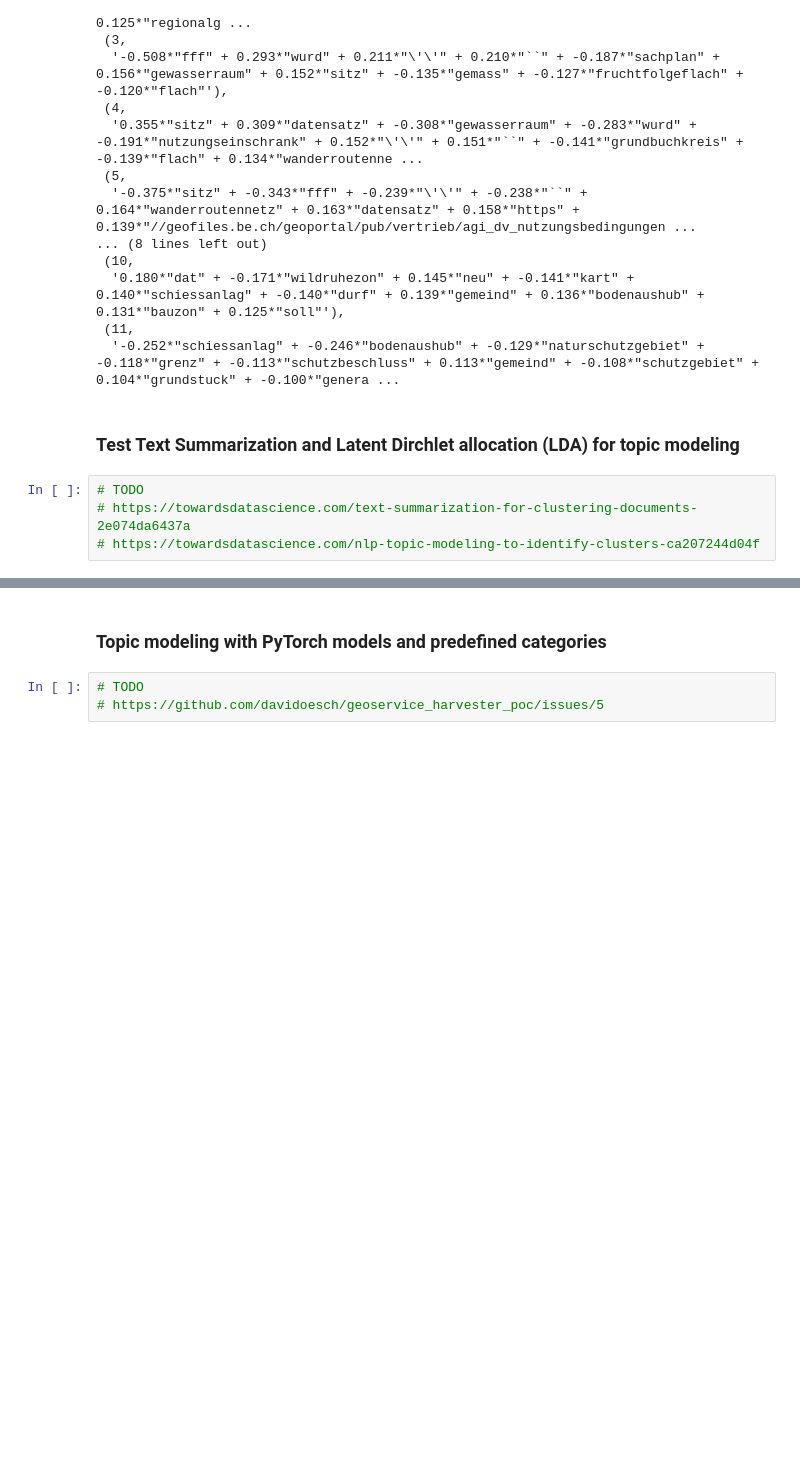
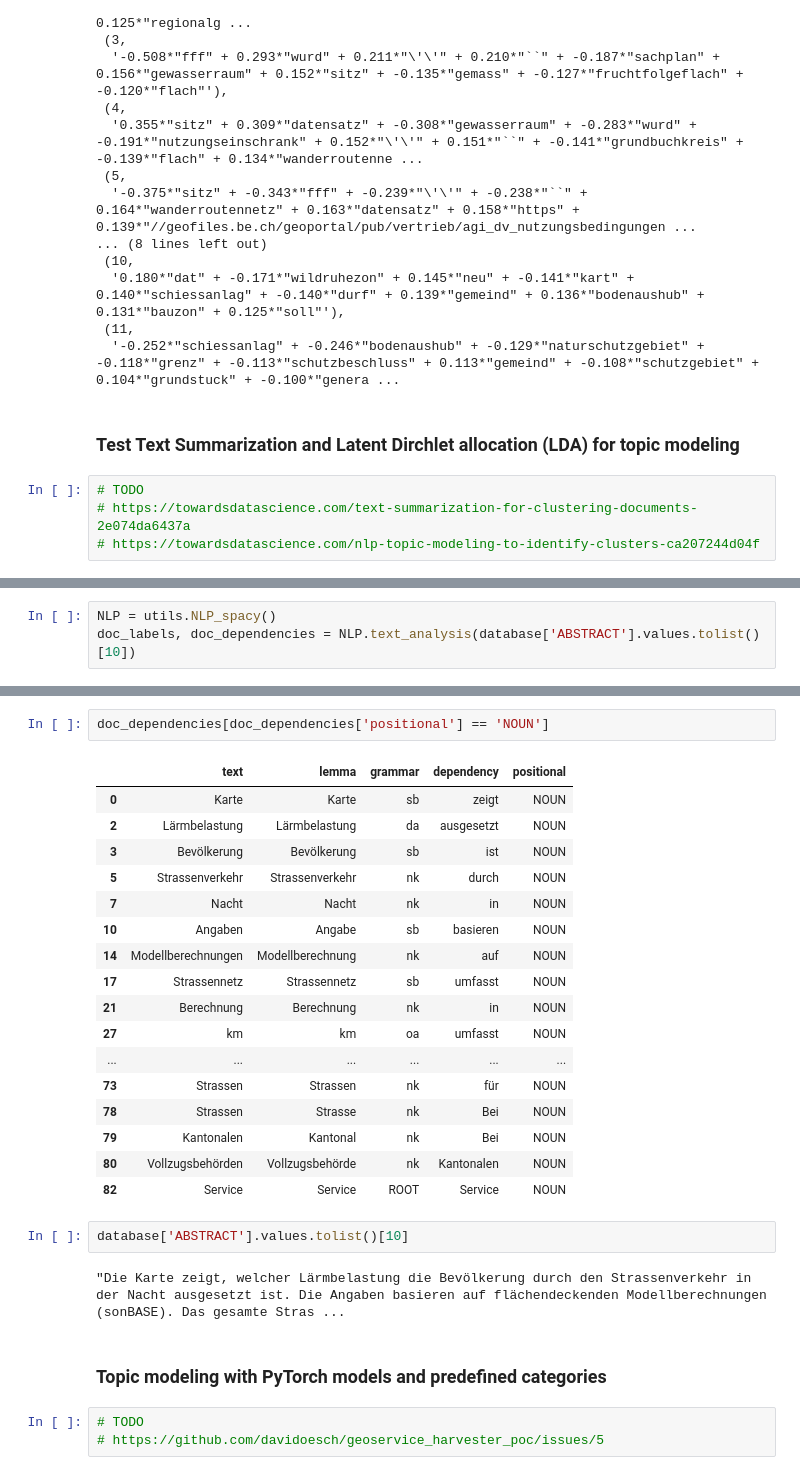
Before and after one commit to FHNW-IVGI/Geoharvester, a Jupyter notebook: server/app/processing/testing.ipynb, the cells around one changed output, grey strips where cells are left out. Drawn from its saved outputs; the diff is of its cells as text; blank space fills up the shorter version.

```diff
--- a/server/app/processing/testing.ipynb
+++ b/server/app/processing/testing.ipynb
@@ -144,0 +166,3 @@ lsamodel.print_topics(best_number_topics, number_of_words)
+# %%
+NLP = utils.NLP_spacy()
+doc_labels, doc_dependencies = NLP.text_analysis(database['ABSTRACT'].values.tolist()[10])
@@ -145,3 +178,27 @@ lsamodel.print_topics(best_number_topics, number_of_words)
+# %%
+doc_dependencies[doc_dependencies['positional'] == 'NOUN']
+# %% [output]
+|  | text | lemma | grammar | dependency | positional |
+| 0 | Karte | Karte | sb | zeigt | NOUN |
+| 2 | Lärmbelastung | Lärmbelastung | da | ausgesetzt | NOUN |
+| 3 | Bevölkerung | Bevölkerung | sb | ist | NOUN |
+| 5 | Strassenverkehr | Strassenverkehr | nk | durch | NOUN |
+| 7 | Nacht | Nacht | nk | in | NOUN |
+| 10 | Angaben | Angabe | sb | basieren | NOUN |
+| 14 | Modellberechnungen | Modellberechnung | nk | auf | NOUN |
+| 17 | Strassennetz | Strassennetz | sb | umfasst | NOUN |
+| 21 | Berechnung | Berechnung | nk | in | NOUN |
+| 27 | km | km | oa | umfasst | NOUN |
+| ... | ... | ... | ... | ... | ... |
+| 73 | Strassen | Strassen | nk | für | NOUN |
+| 78 | Strassen | Strasse | nk | Bei | NOUN |
+| 79 | Kantonalen | Kantonal | nk | Bei | NOUN |
+| 80 | Vollzugsbehörden | Vollzugsbehörde | nk | Kantonalen | NOUN |
+| 82 | Service | Service | ROOT | Service | NOUN |
+# %%
+database['ABSTRACT'].values.tolist()[10]
+# %% [output]
+"Die Karte zeigt, welcher Lärmbelastung die Bevölkerung durch den Strassenverkehr in der Nacht ausgesetzt ist. Die Angaben basieren auf flächendeckenden Modellberechnungen (sonBASE). Das gesamte Stras ...
 # %% [markdown]
 ### Topic modeling with PyTorch models and predefined categories
 # %%
```
Also changed, not shown: parts of 12 cells of this notebook, 1 other file.
